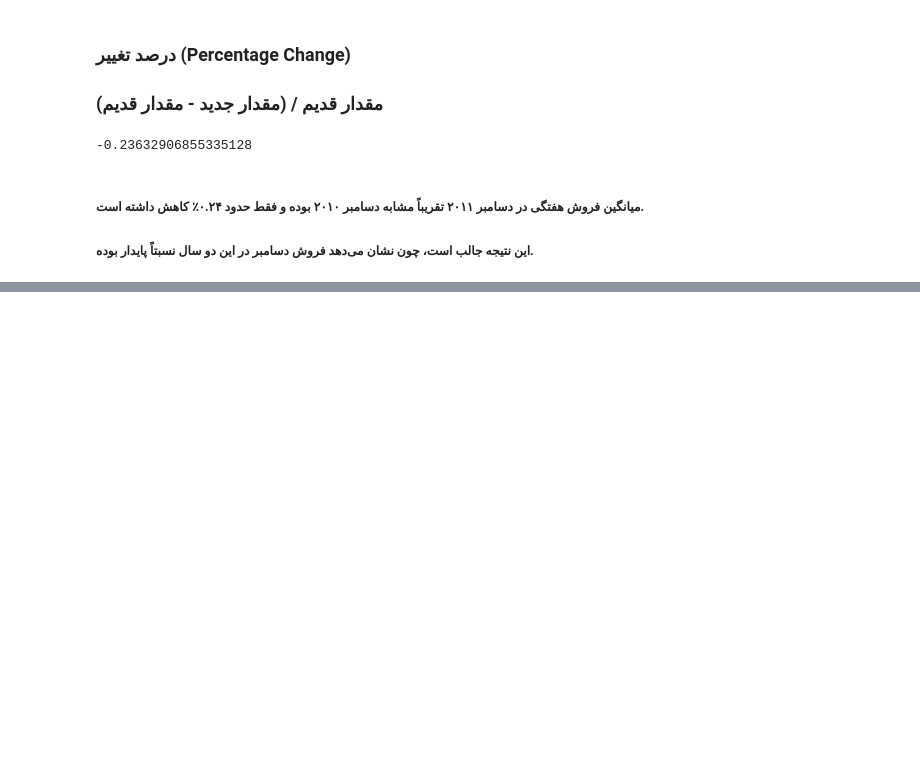
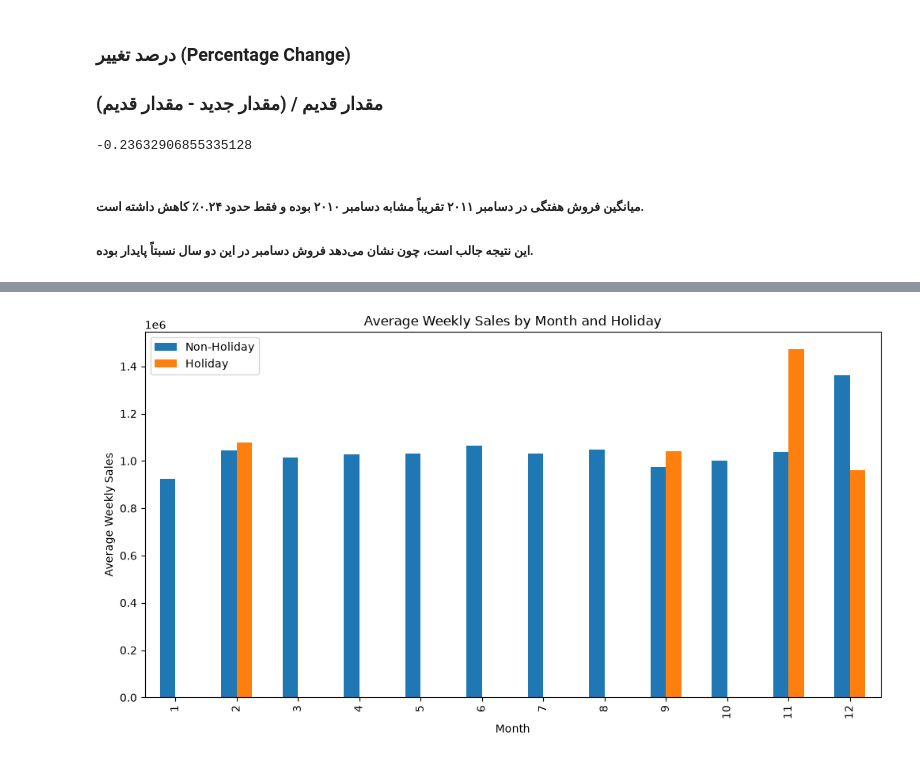
Before and after one commit to Osgooie/Walmart-Data-Analyze, a Jupyter notebook: notebooks/Walmart.ipynb, the cells around one changed output, grey strips where cells are left out. Cells and saved outputs as stored; diff of their text form; code cells hidden in the pictures; blank space fills up the shorter version.

```diff
--- a/notebooks/Walmart.ipynb
+++ b/notebooks/Walmart.ipynb
@@ -443,0 +499,3 @@ df.groupby(["Year","Month"])["Weekly_Sales"].mean().unstack()
+# %%
+month_h_n_wsales = df.groupby(["Month", "Holiday_Flag"])["Weekly_Sales"].mean().unstack()
+month_h_n_wsales
@@ -443,0 +517,9 @@ df.groupby(["Year","Month"])["Weekly_Sales"].mean().unstack()
+# %%
+month_h_n_wsales.plot(kind='bar',figsize=(12,6))
+plt.title("Average Weekly Sales by Month and Holiday")
+plt.xlabel("Month")
+plt.ylabel("Average Weekly Sales")
+plt.legend(["Non-Holiday", "Holiday"])
+plt.show()
+# %% [output]
+[figure, added]
```
Also changed, not shown: parts of 14 cells of this notebook.
